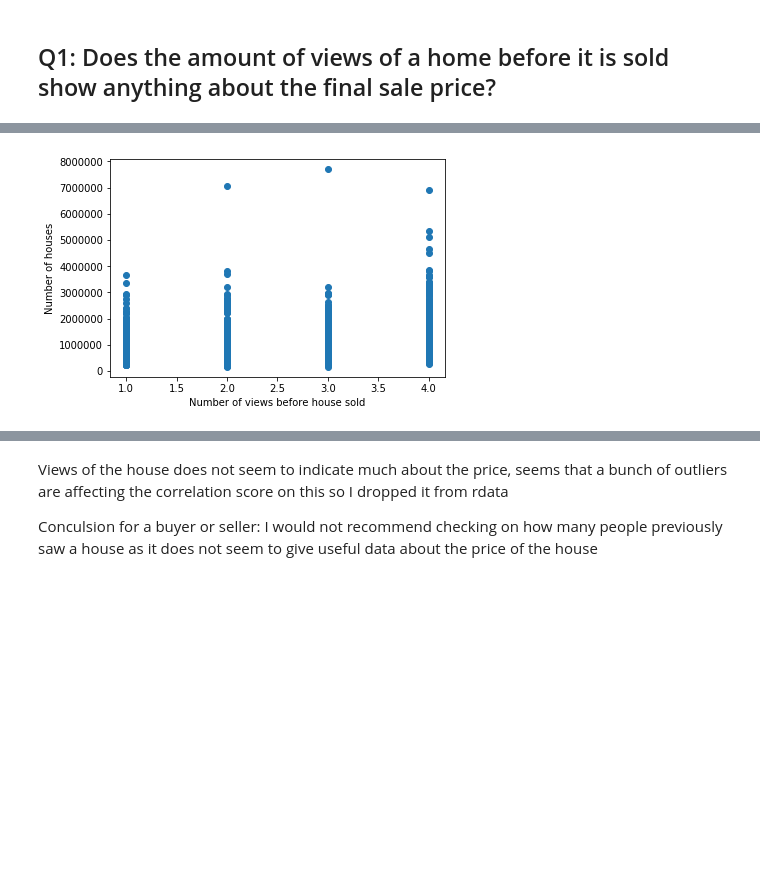
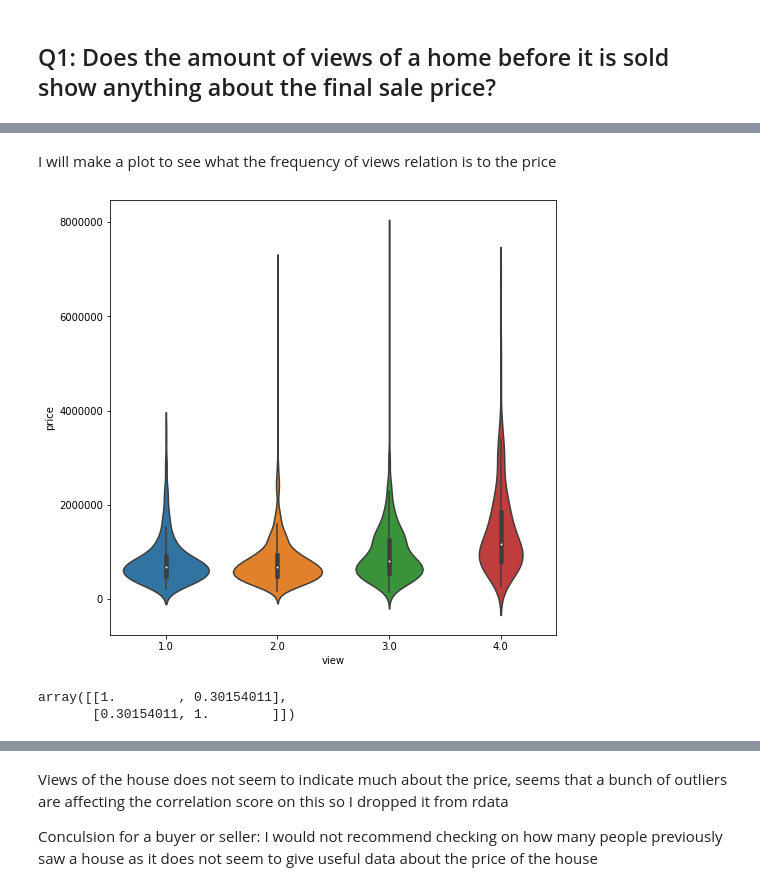
Before and after one commit to lraichik/dsc-v2-mod1-final-project-online-ds-ft-051319, a Jupyter notebook: student.ipynb, the cells around one changed output, grey strips where cells are left out. Saved outputs shown, nothing was run; the diff lists cells and outputs as text; code cells hidden in the pictures; blank space fills up the shorter version.

```diff
--- a/student.ipynb
+++ b/student.ipynb
@@ -575,9 +579,15 @@ a.head()
-# %%
-plt.scatter(a.view, a.price)
-plt.xlabel('Number of views before house sold')
-plt.ylabel('Number of houses')
-plt.show()
-# %% [output]
-[figure, removed]
+# %% [markdown]
+I will make a plot to see what the frequency of views relation is to the price
+# %%
+plt.figure(figsize=(8,8))
+sns.violinplot(x=a.view, y=a.price, data=a)
+plt.show()
+# %% [output]
+[figure, added]
+# %%
+np.corrcoef(a.view, a.price)
+# %% [output]
+array([[1.        , 0.30154011],
+       [0.30154011, 1.        ]])
 # %%
 rdata.drop(['view'], axis=1, inplace=True)
```
Also changed, not shown: parts of 35 cells of this notebook.
